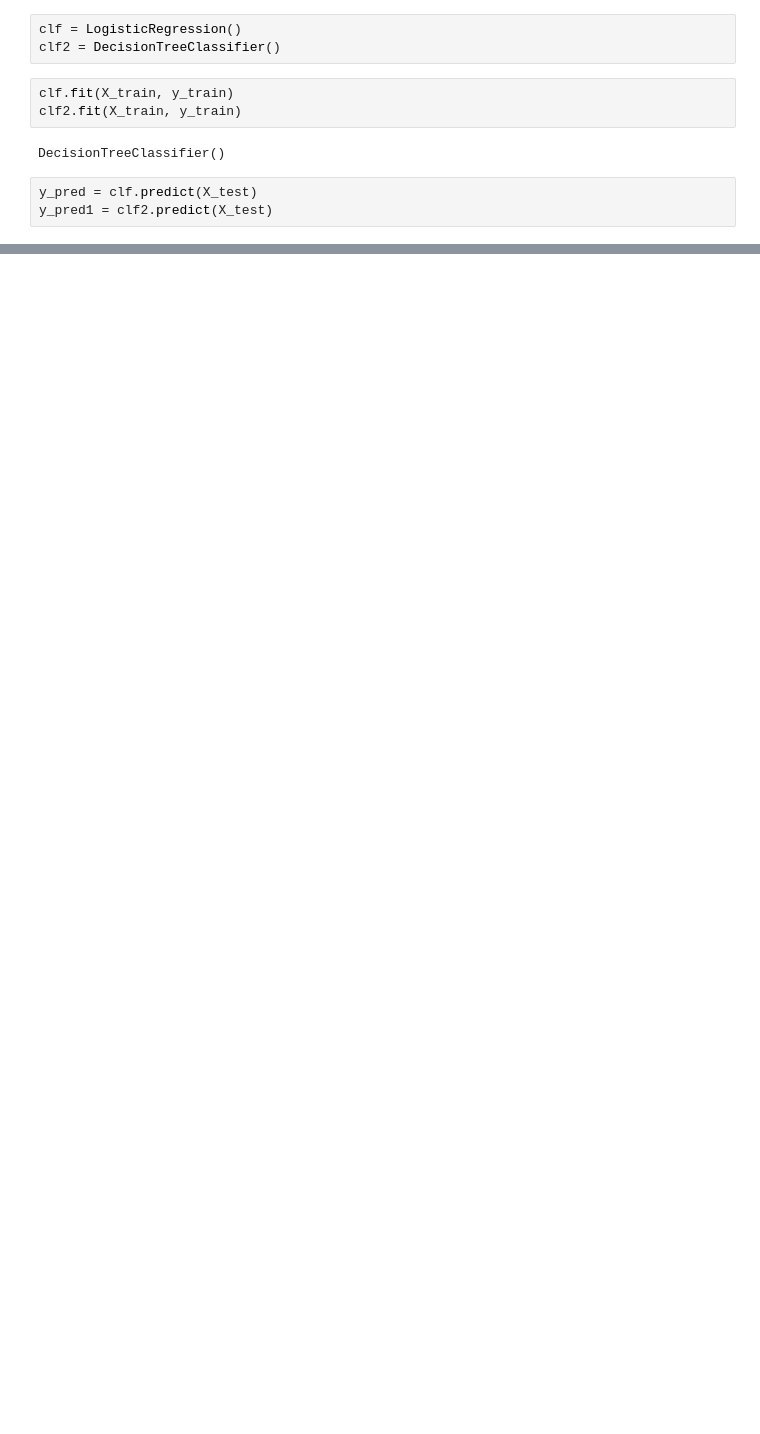
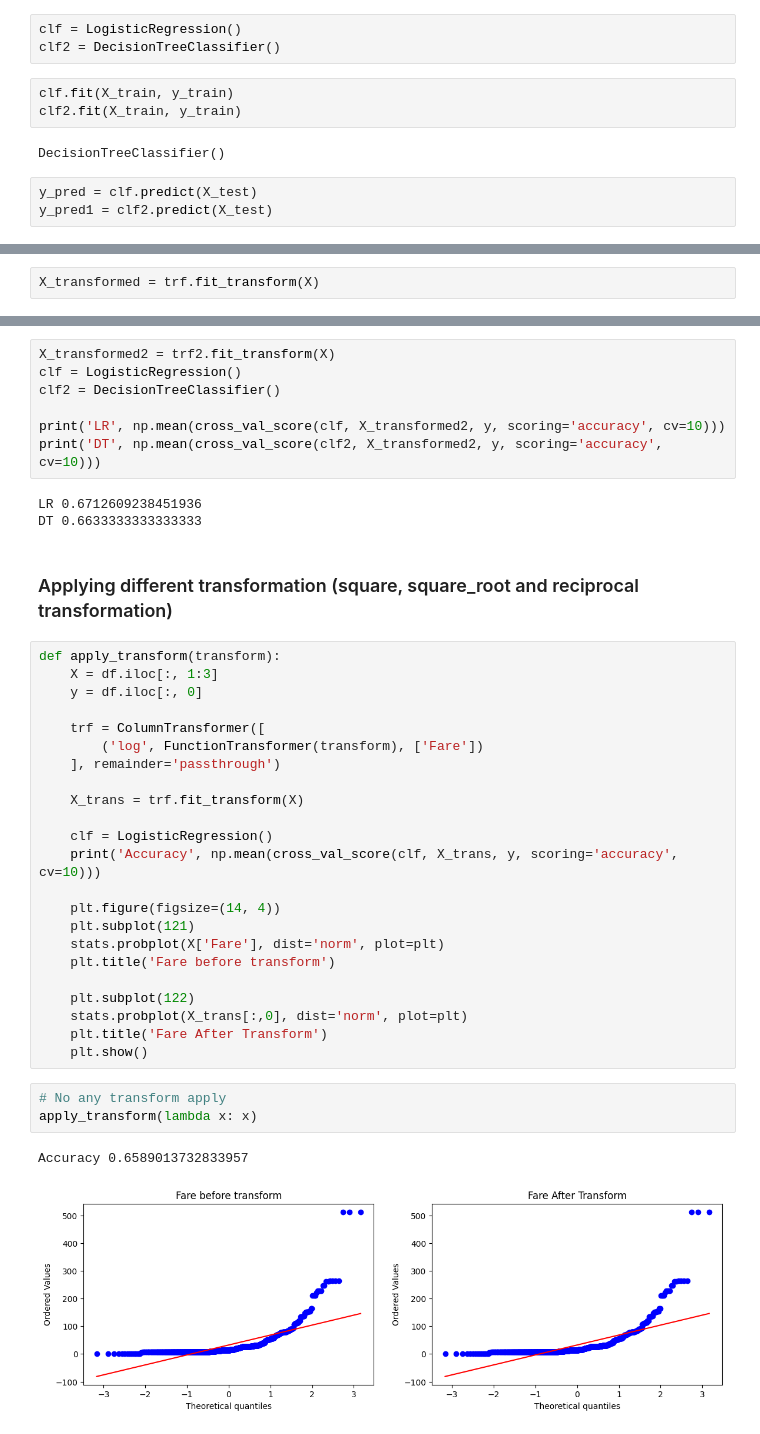
Before and after one commit to chaudhary-dotcom/Transformation, a Jupyter notebook: logTransformation.ipynb, the cells around one changed output, grey strips where cells are left out. Saved outputs shown, nothing was run; the diff lists cells and outputs as text; blank space fills up the shorter version.

```diff
--- a/logTransformation.ipynb
+++ b/logTransformation.ipynb
@@ -118,0 +151,2 @@ Accuracy score:  0.6759776536312849
+# %%
+X_transformed = trf.fit_transform(X)
@@ -118,0 +216,41 @@ Accuracy score:  0.6759776536312849
+# %%
+X_transformed2 = trf2.fit_transform(X)
+clf = LogisticRegression()
+clf2 = DecisionTreeClassifier()
+
+print('LR', np.mean(cross_val_score(clf, X_transformed2, y, scoring='accuracy', cv=10)))
+print('DT', np.mean(cross_val_score(clf2, X_transformed2, y, scoring='accuracy', cv=10)))
+# %% [output]
+LR 0.6712609238451936
+DT 0.6633333333333333
+# %% [markdown]
+### Applying different transformation (square, square_root and reciprocal transformation)
+# %%
+def apply_transform(transform):
+    X = df.iloc[:, 1:3]
+    y = df.iloc[:, 0]
+
+    trf = ColumnTransformer([
+        ('log', FunctionTransformer(transform), ['Fare'])
+    ], remainder='passthrough')
+
+    X_trans = trf.fit_transform(X)
+
+    clf = LogisticRegression()
+    print('Accuracy', np.mean(cross_val_score(clf, X_trans, y, scoring='accuracy', cv=10)))
+
+    plt.figure(figsize=(14, 4))
+    plt.subplot(121)
+    stats.probplot(X['Fare'], dist='norm', plot=plt)
+    plt.title('Fare before transform')
+
+    plt.subplot(122)
+    stats.probplot(X_trans[:,0], dist='norm', plot=plt)
+    plt.title('Fare After Transform')
+    plt.show()
+# %%
+# No any transform apply
+apply_transform(lambda x: x)
+# %% [output]
+Accuracy 0.6589013732833957
+[figure, added]
```
Also changed, not shown: parts of 29 cells of this notebook.
